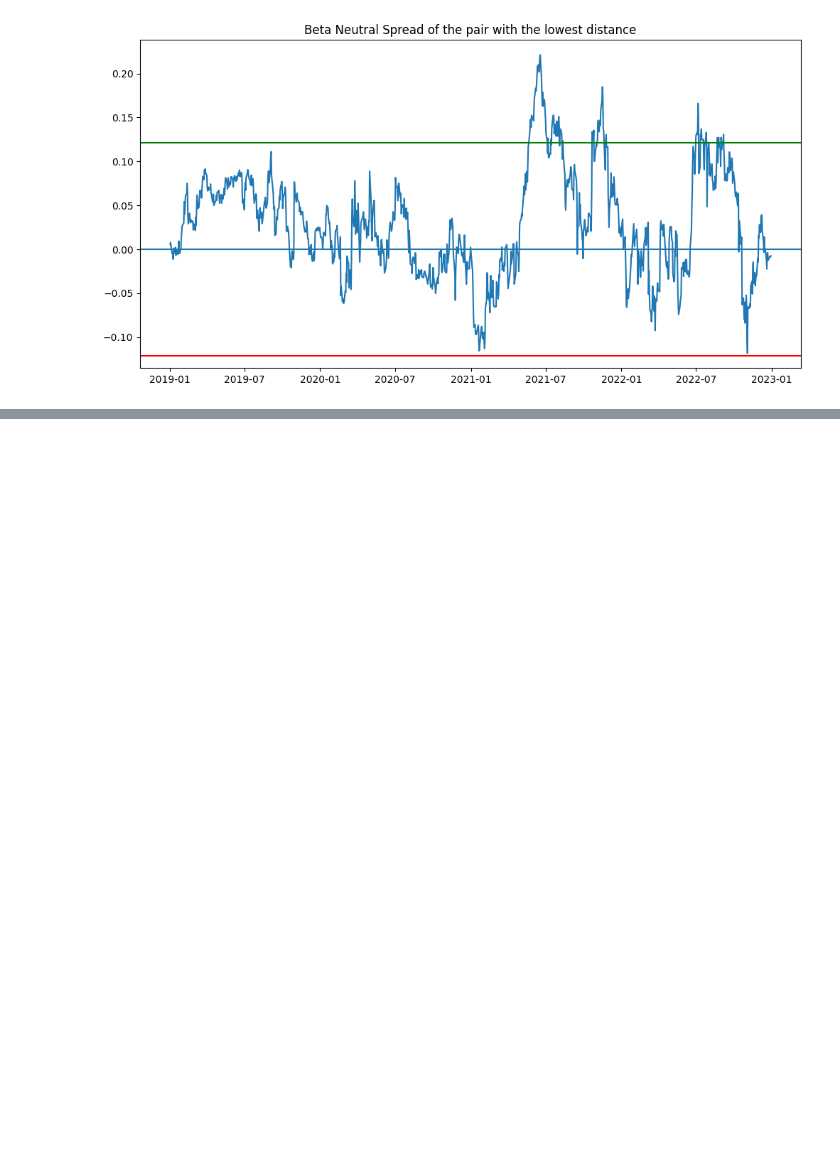
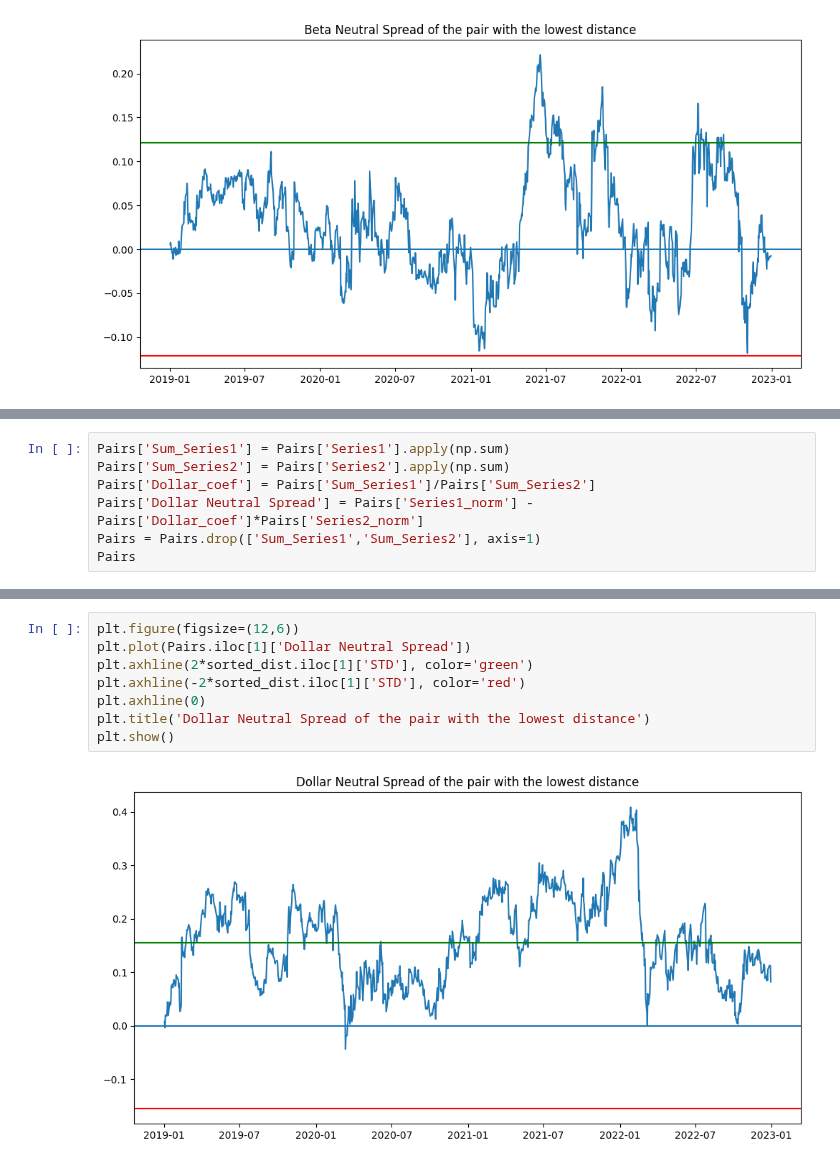
Before and after one commit to Antoinebattini/Pair_trading, a Jupyter notebook: Labo_Jules.ipynb, the cells around one changed output, grey strips where cells are left out. Drawn from its saved outputs; the diff is of its cells as text; blank space fills up the shorter version.

```diff
--- a/Labo_Jules.ipynb
+++ b/Labo_Jules.ipynb
@@ -286,0 +280,7 @@ plt.show()
+# %%
+Pairs['Sum_Series1'] = Pairs['Series1'].apply(np.sum)
+Pairs['Sum_Series2'] = Pairs['Series2'].apply(np.sum)
+Pairs['Dollar_coef'] = Pairs['Sum_Series1']/Pairs['Sum_Series2']
+Pairs['Dollar Neutral Spread'] = Pairs['Series1_norm'] - Pairs['Dollar_coef']*Pairs['Series2_norm']
+Pairs = Pairs.drop(['Sum_Series1','Sum_Series2'], axis=1)
+Pairs
@@ -286,0 +294,10 @@ plt.show()
+# %%
+plt.figure(figsize=(12,6))
+plt.plot(Pairs.iloc[1]['Dollar Neutral Spread'])
+plt.axhline(2*sorted_dist.iloc[1]['STD'], color='green')
+plt.axhline(-2*sorted_dist.iloc[1]['STD'], color='red')
+plt.axhline(0)
+plt.title('Dollar Neutral Spread of the pair with the lowest distance')
+plt.show()
+# %% [output]
+[figure, added]
```
Also changed, not shown: parts of 19 cells of this notebook.
